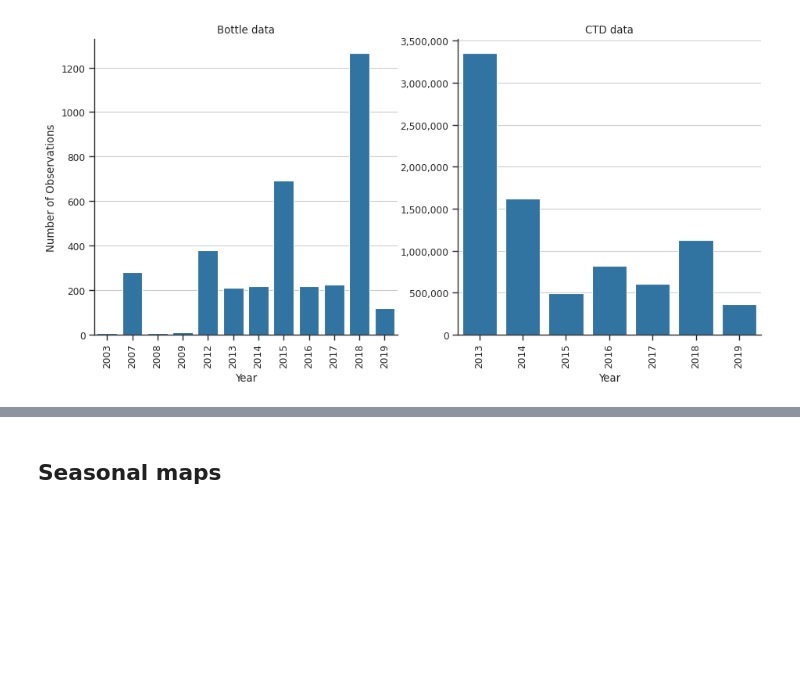
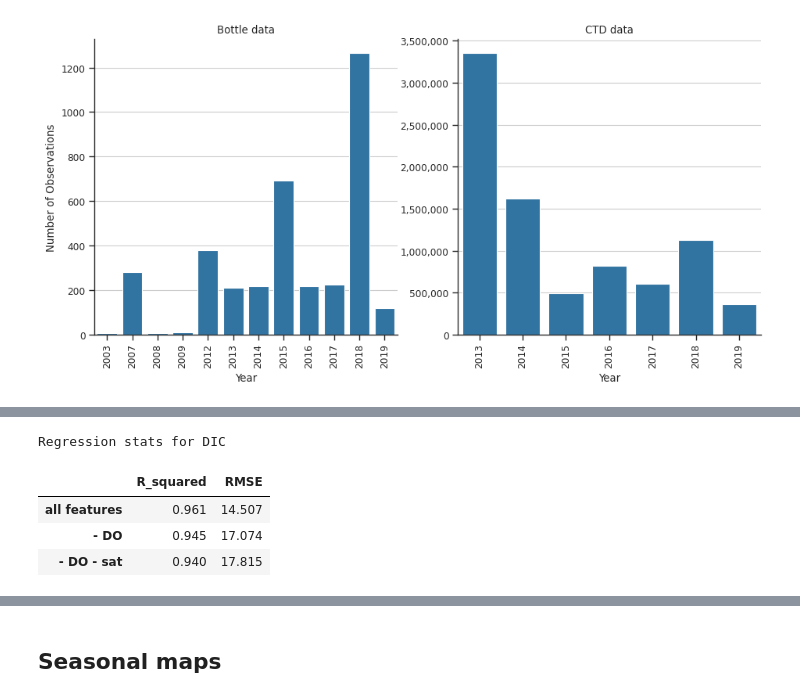
Before and after one commit to WHOIGit/nelme-bottom-water-bgc, a Jupyter notebook: manuscript_figures.ipynb, the cells around one changed output, grey strips where cells are left out. Saved outputs shown, nothing was run; the diff lists cells and outputs as text; code cells hidden in the pictures; blank space fills up the shorter version.

```diff
--- a/manuscript_figures.ipynb
+++ b/manuscript_figures.ipynb
@@ -173,0 +199,15 @@ fig.savefig('figures/data_distribution_time.png', dpi=dpi, bbox_inches='tight')
+# %%
+r2_vals, rmse_vals = [], []
+for df in [df_test, df_test_noO2, df_test_no_sat]:
+    r2_vals.append(r2_score(df.DIC_test, df.DIC_pred_test))
+    rmse_vals.append(mean_squared_error(df.DIC_test, df.DIC_pred_test, squared=False))
+
+stats_dic = pd.DataFrame({'R_squared': r2_vals, 'RMSE': rmse_vals}, index=['all features', '- DO', '- DO - sat'])
+print('Regression stats for DIC')
+stats_dic.style.format('{:.3f}')
+# %% [output]
+Regression stats for DIC
+|  | R_squared | RMSE |
+| all features | 0.961 | 14.507 |
+| - DO | 0.945 | 17.074 |
+| - DO - sat | 0.940 | 17.815 |
```
Also changed, not shown: parts of 5 cells of this notebook.
